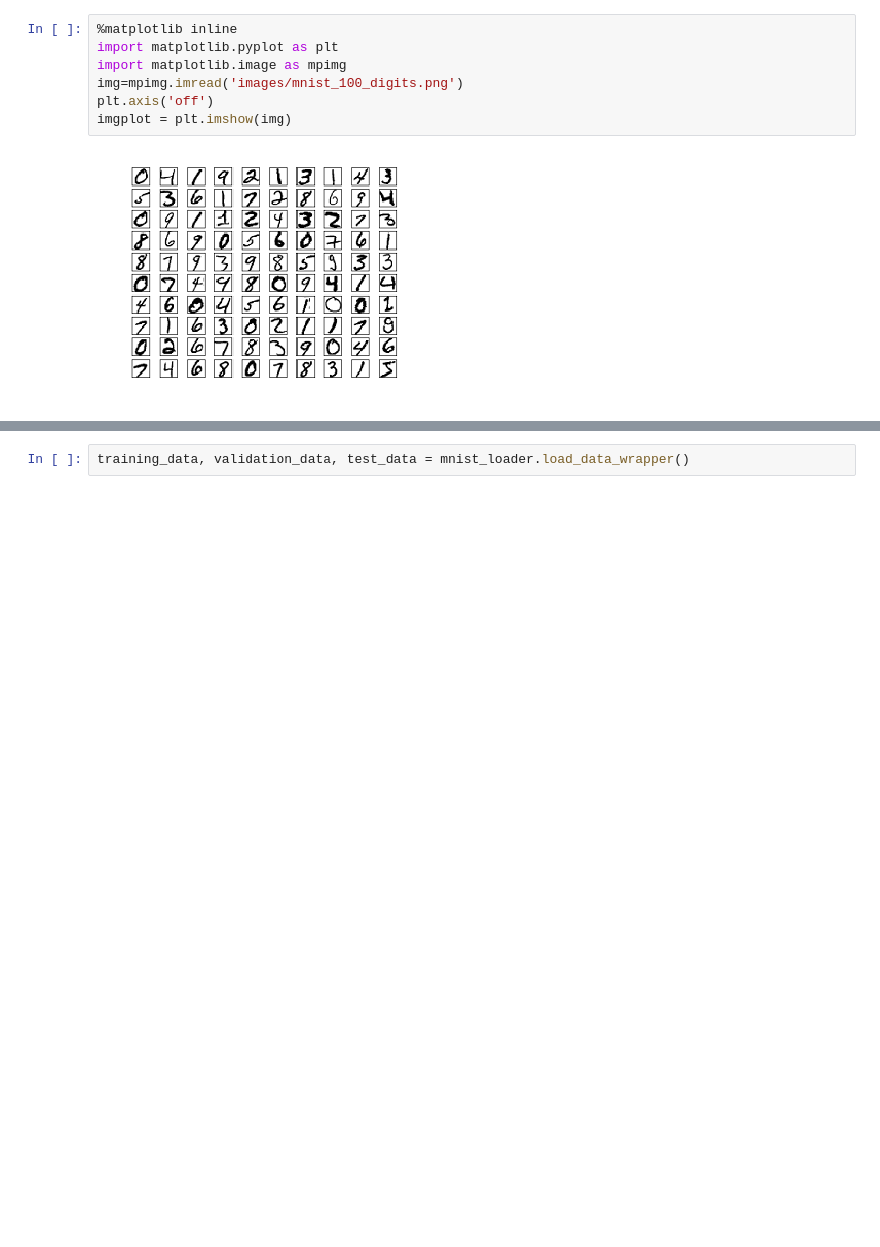
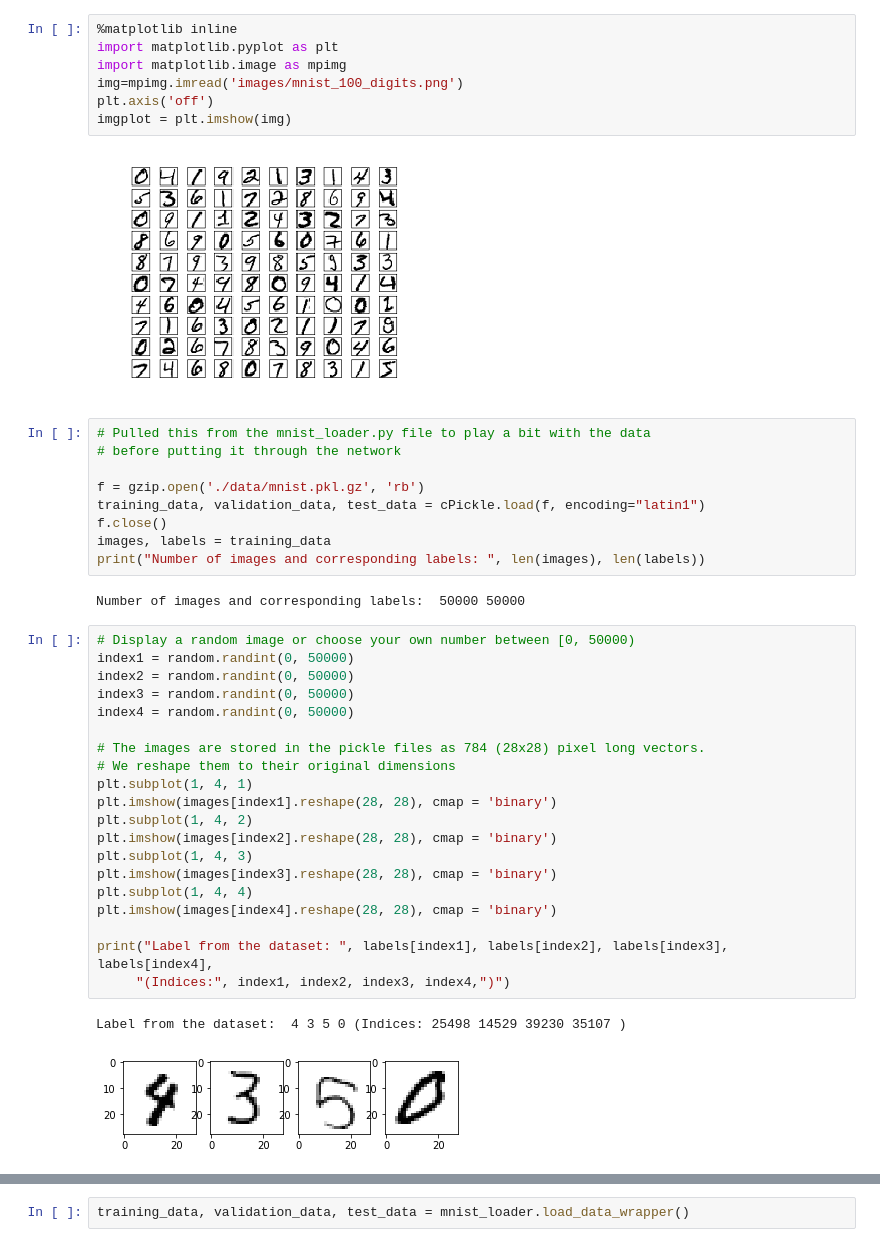
Before and after one commit to kvenkman/mnist_demo, a Jupyter notebook: DL_NN Chapter 1.ipynb, the cells around one changed output, grey strips where cells are left out. Saved outputs shown, nothing was run; the diff lists cells and outputs as text; blank space fills up the shorter version.

Commit message:
Added cells to display random images from training and test sets

```diff
--- a/DL_NN Chapter 1.ipynb
+++ b/DL_NN Chapter 1.ipynb
@@ -15,3 +18,37 @@ plt.axis('off')
 imgplot = plt.imshow(img)
 # %% [output]
 [figure]
+# %%
+# Pulled this from the mnist_loader.py file to play a bit with the data
+# before putting it through the network
+
+f = gzip.open('./data/mnist.pkl.gz', 'rb')
+training_data, validation_data, test_data = cPickle.load(f, encoding="latin1")
+f.close()
+images, labels = training_data
+print("Number of images and corresponding labels: ", len(images), len(labels))
+# %% [output]
+Number of images and corresponding labels:  50000 50000
+# %%
+# Display a random image or choose your own number between [0, 50000)
+index1 = random.randint(0, 50000)
+index2 = random.randint(0, 50000)
+index3 = random.randint(0, 50000)
+index4 = random.randint(0, 50000)
+
+# The images are stored in the pickle files as 784 (28x28) pixel long vectors.
+# We reshape them to their original dimensions
+plt.subplot(1, 4, 1)
+plt.imshow(images[index1].reshape(28, 28), cmap = 'binary')
+plt.subplot(1, 4, 2)
+plt.imshow(images[index2].reshape(28, 28), cmap = 'binary')
+plt.subplot(1, 4, 3)
+plt.imshow(images[index3].reshape(28, 28), cmap = 'binary')
+plt.subplot(1, 4, 4)
+plt.imshow(images[index4].reshape(28, 28), cmap = 'binary')
+
+print("Label from the dataset: ", labels[index1], labels[index2], labels[index3], labels[index4],
+     "(Indices:", index1, index2, index3, index4,")")
+# %% [output]
+Label from the dataset:  4 3 5 0 (Indices: 25498 14529 39230 35107 )
+[figure, added]
```
Also changed, not shown: parts of 5 cells of this notebook.
